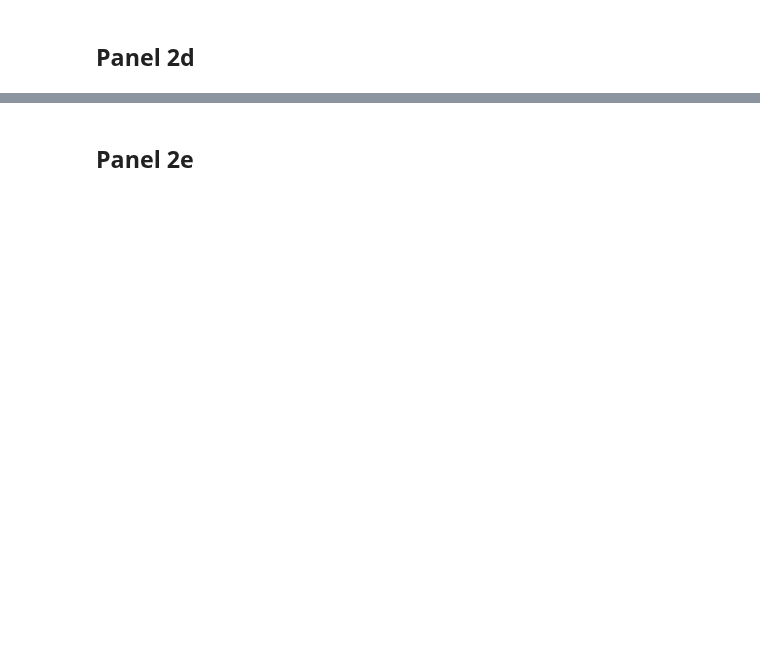
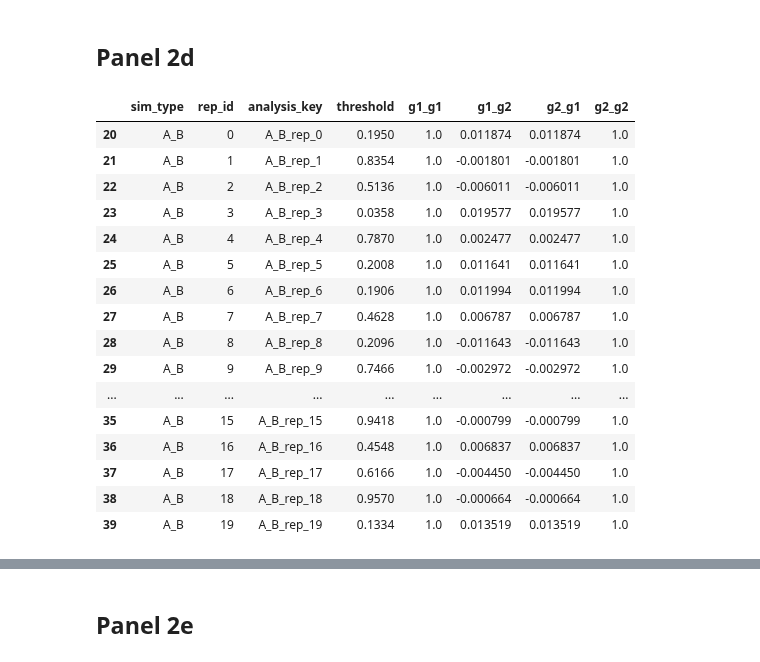
Before and after one commit to GoyalLab/TwINFER, a Jupyter notebook: scripts_to_plot_figures/figure_2.ipynb, the cells around one changed output, grey strips where cells are left out. Drawn from its saved outputs; the diff is of its cells as text; code cells hidden in the pictures; blank space fills up the shorter version.

```diff
--- a/scripts_to_plot_figures/figure_2.ipynb
+++ b/scripts_to_plot_figures/figure_2.ipynb
@@ -49,6 +54,26 @@ plt.rcParams['legend.fontsize'] = 12     # legend text
 # %%
 gene_gene_corr_data_path = f"{path_to_plot_data}/gene_gene_matrix_results.csv"
 gene_gene_corr_data = pd.read_csv(gene_gene_corr_data_path)
+# %%
+sim_data
+# %% [output]
+|  | sim_type | rep_id | analysis_key | threshold | g1_g1 | g1_g2 | g2_g1 | g2_g2 |
+| 20 | A_B | 0 | A_B_rep_0 | 0.1950 | 1.0 | 0.011874 | 0.011874 | 1.0 |
+| 21 | A_B | 1 | A_B_rep_1 | 0.8354 | 1.0 | -0.001801 | -0.001801 | 1.0 |
+| 22 | A_B | 2 | A_B_rep_2 | 0.5136 | 1.0 | -0.006011 | -0.006011 | 1.0 |
+| 23 | A_B | 3 | A_B_rep_3 | 0.0358 | 1.0 | 0.019577 | 0.019577 | 1.0 |
+| 24 | A_B | 4 | A_B_rep_4 | 0.7870 | 1.0 | 0.002477 | 0.002477 | 1.0 |
+| 25 | A_B | 5 | A_B_rep_5 | 0.2008 | 1.0 | 0.011641 | 0.011641 | 1.0 |
+| 26 | A_B | 6 | A_B_rep_6 | 0.1906 | 1.0 | 0.011994 | 0.011994 | 1.0 |
+| 27 | A_B | 7 | A_B_rep_7 | 0.4628 | 1.0 | 0.006787 | 0.006787 | 1.0 |
+| 28 | A_B | 8 | A_B_rep_8 | 0.2096 | 1.0 | -0.011643 | -0.011643 | 1.0 |
+| 29 | A_B | 9 | A_B_rep_9 | 0.7466 | 1.0 | -0.002972 | -0.002972 | 1.0 |
+| ... | ... | ... | ... | ... | ... | ... | ... | ... |
+| 35 | A_B | 15 | A_B_rep_15 | 0.9418 | 1.0 | -0.000799 | -0.000799 | 1.0 |
+| 36 | A_B | 16 | A_B_rep_16 | 0.4548 | 1.0 | 0.006837 | 0.006837 | 1.0 |
+| 37 | A_B | 17 | A_B_rep_17 | 0.6166 | 1.0 | -0.004450 | -0.004450 | 1.0 |
+| 38 | A_B | 18 | A_B_rep_18 | 0.9570 | 1.0 | -0.000664 | -0.000664 | 1.0 |
+| 39 | A_B | 19 | A_B_rep_19 | 0.1334 | 1.0 | 0.013519 | 0.013519 | 1.0 |
 # %%
 sim_types_to_plot = ['A_B','A_to_B', 'A_to_B_2_states', 'A_B_2_states']
 labels_plot = ["1", "2", "3", "4"]
```
Also changed, not shown: parts of 4 cells of this notebook, 7 other files.
